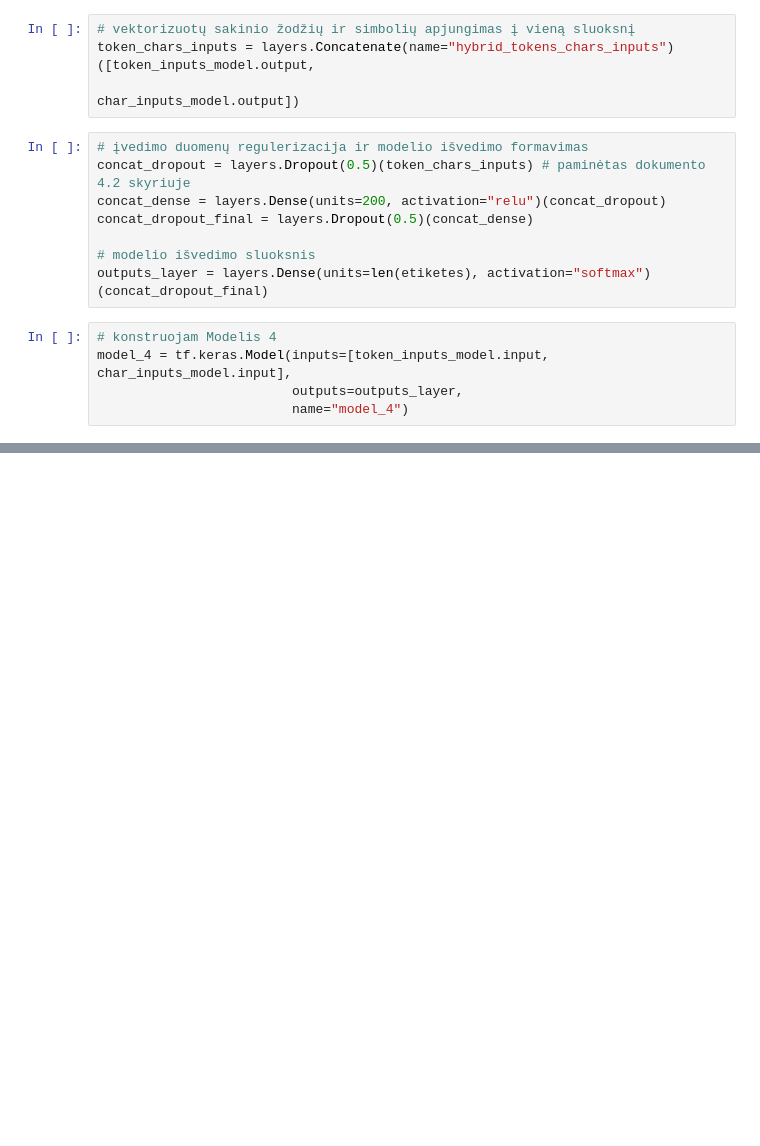
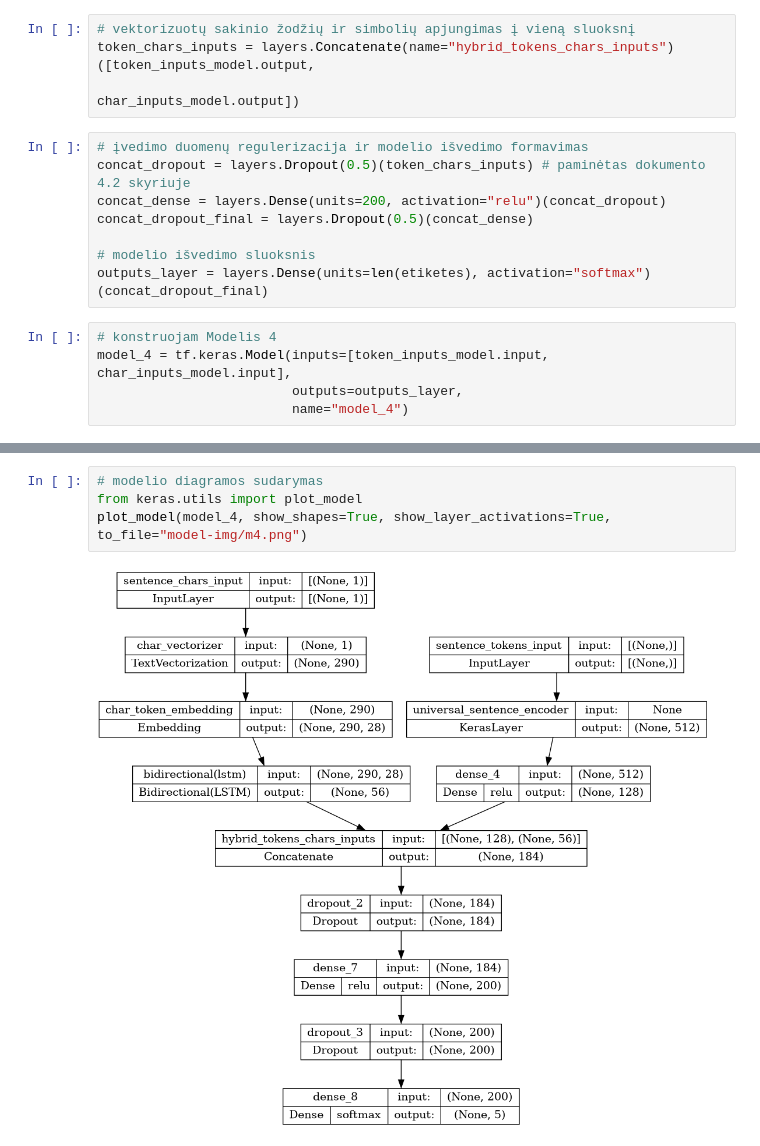
Before and after one commit to gisora/ptu8-final-project, a Jupyter notebook: nuosekliu_sakiniu_klasifikavimas.ipynb, the cells around one changed output, grey strips where cells are left out. Drawn from its saved outputs; the diff is of its cells as text; blank space fills up the shorter version.

Commit message:
sudaryta modelio 4 diagrama

```diff
--- a/nuosekliu_sakiniu_klasifikavimas.ipynb
+++ b/nuosekliu_sakiniu_klasifikavimas.ipynb
@@ -1397,0 +1419,6 @@ model_4 = tf.keras.Model(inputs=[token_inputs_model.input, char_inputs_model.inp
+# %%
+# modelio diagramos sudarymas
+from keras.utils import plot_model
+plot_model(model_4, show_shapes=True, show_layer_activations=True, to_file="model-img/m4.png")
+# %% [output]
+[figure, added]
```
Also changed, not shown: parts of 1 cell of this notebook, 1 other file.
